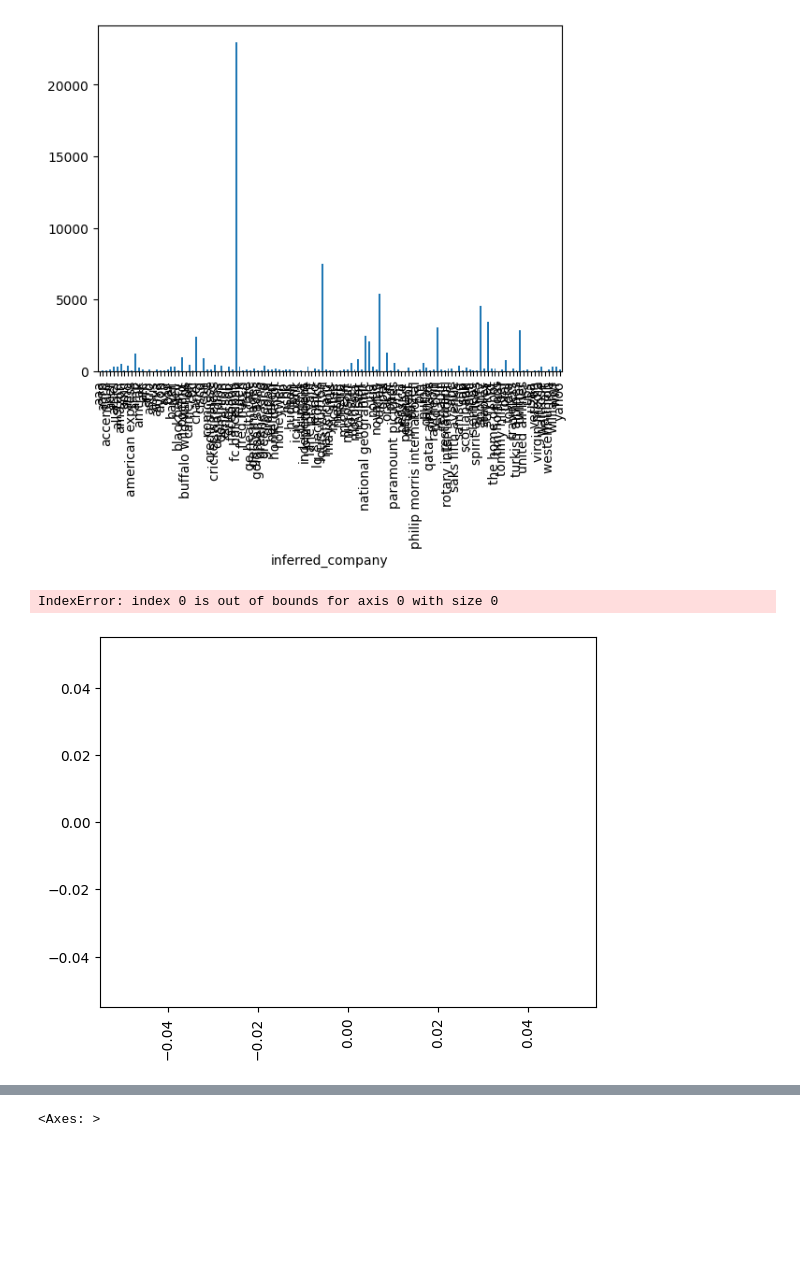
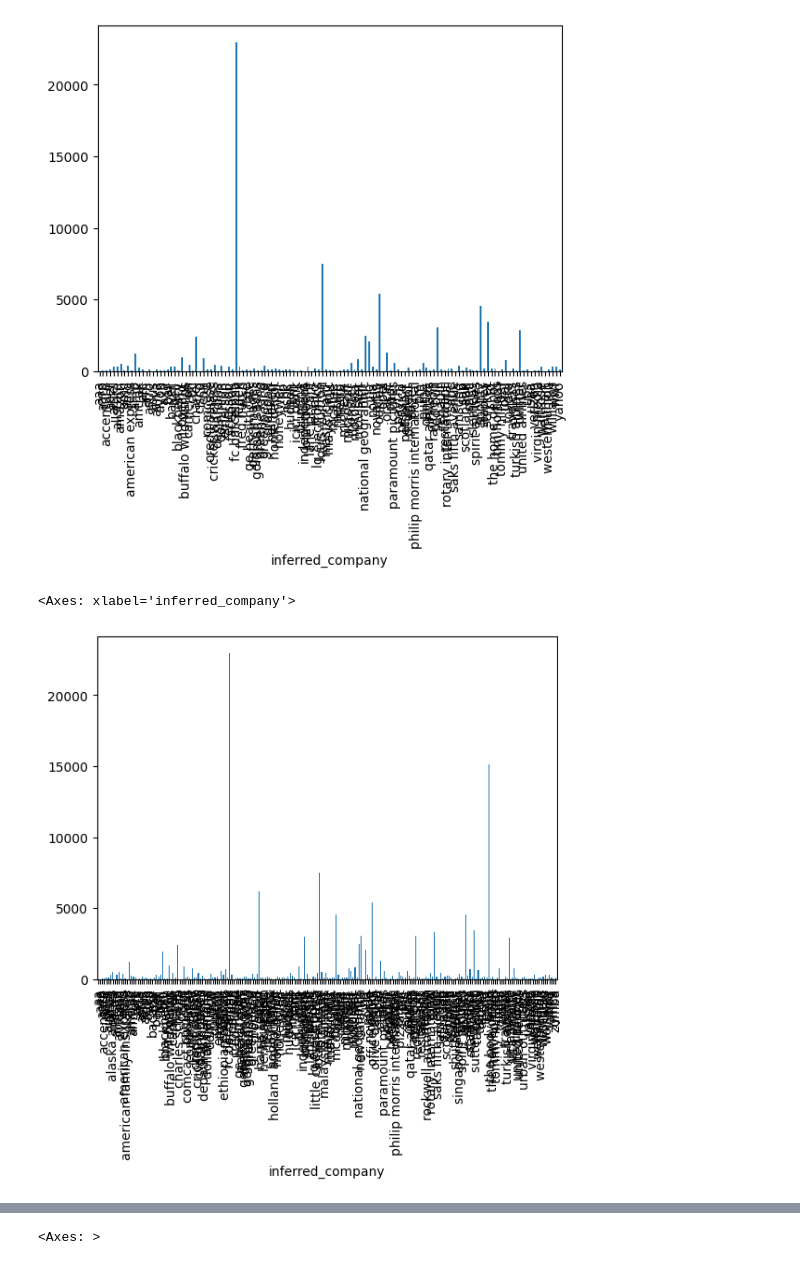
Before and after one commit to yashkumar-dragon/Adobe-DTU-Behavior-Content-Simulation-Challenge, a Jupyter notebook: adobe-challenge.ipynb, the cells around one changed output, grey strips where cells are left out. Saved outputs shown, nothing was run; the diff lists cells and outputs as text; code cells hidden in the pictures; blank space fills up the shorter version.

```diff
--- a/adobe-challenge.ipynb
+++ b/adobe-challenge.ipynb
@@ -208,3 +208,8 @@ df["media"].head()
 3    [{'preview_url': 'https://pbs.twimg.com/media/...
 4    [{'preview_url': 'https://pbs.twimg.com/media/...
 Name: media, dtype: object
+# %%
+# Assuming df is your DataFrame and 'tweet' is the column with the tweet text
+df['hashtags'] = df['content'].str.findall(r'#(\w+)')
+df_exploded = df.explode('hashtags').dropna()
+df_exploded['hashtags'] = df_exploded['hashtags'].apply(lambda x: x.lower())
@@ -532,10 +564,10 @@ df[df['inferred_company'].isin(long_companies)].groupby('inferred_company')['lik
 <Axes: xlabel='inferred_company'>
 [figure]
 # %%
-df.groupby('inferred_company')['likes'].mean().plot(kind='bar')
+df.groupby('inferred_company')['likes'].median().plot(kind='bar')
 # %% [output]
-IndexError: index 0 is out of bounds for axis 0 with size 0
+<Axes: xlabel='inferred_company'>
-[figure, old version]
+[figure, new version]
 # %%
 df.head()
 # %% [output]
```
Also changed, not shown: parts of 5 cells of this notebook.
